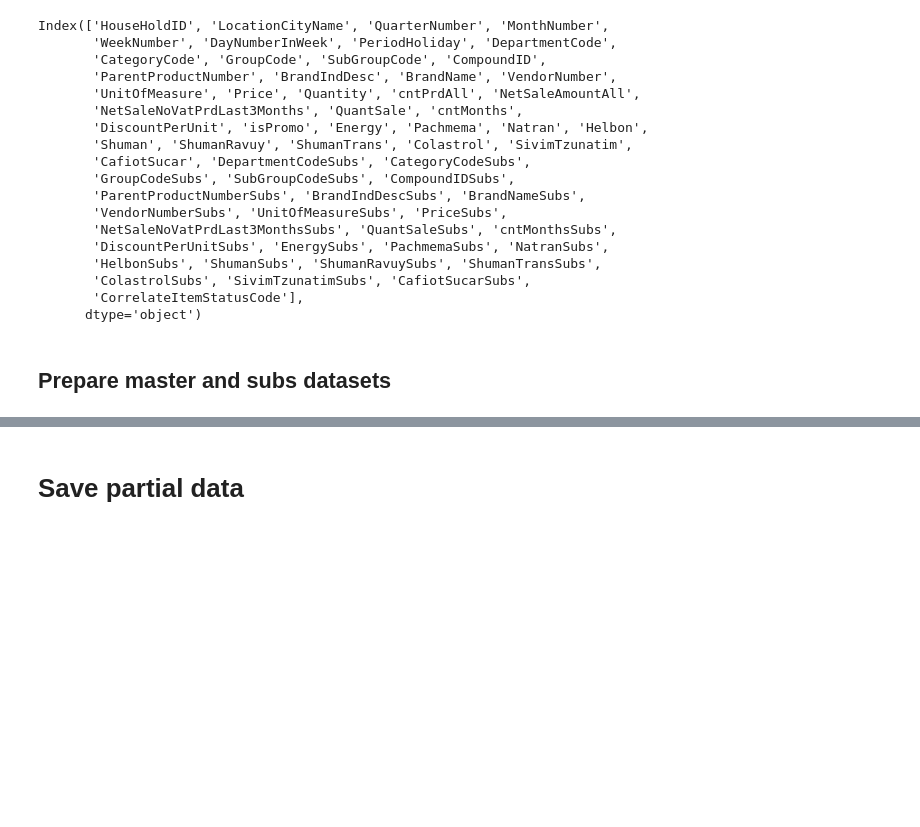
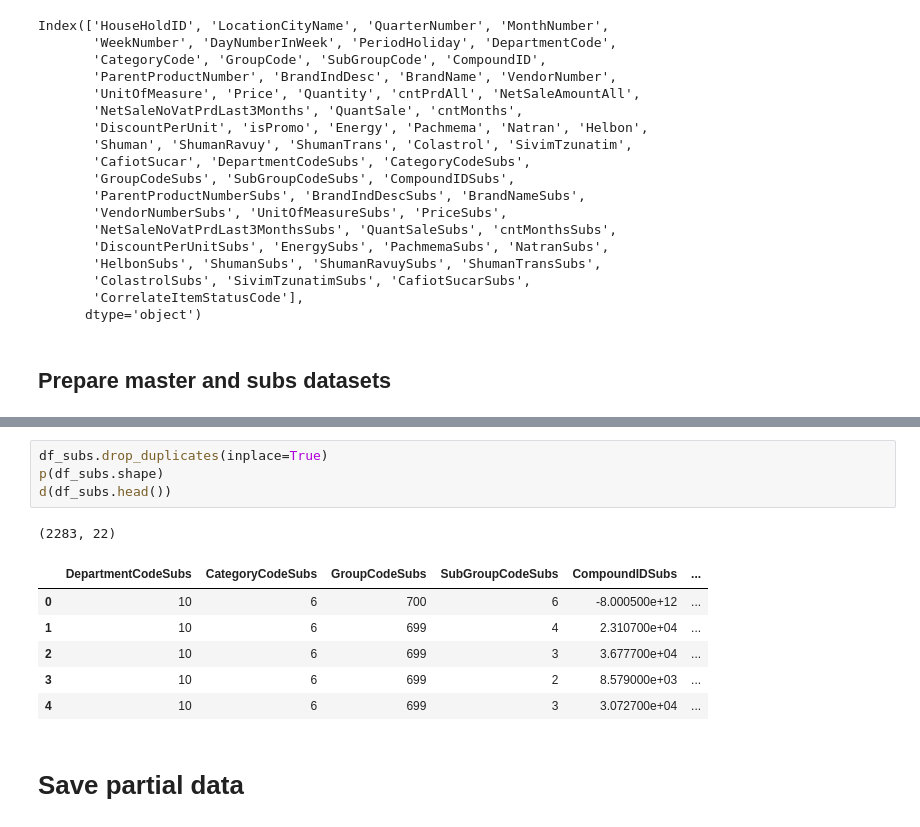
Before and after one commit to DanielKorenDataScience/ClassificationProject, a Jupyter notebook: Shufersal_predict.ipynb, the cells around one changed output, grey strips where cells are left out. Saved outputs shown, nothing was run; the diff lists cells and outputs as text; blank space fills up the shorter version.

```diff
--- a/Shufersal_predict.ipynb
+++ b/Shufersal_predict.ipynb
@@ -201,3 +246,15 @@ p(df_no_promo.shape)
+# %%
+df_subs.drop_duplicates(inplace=True)
+p(df_subs.shape)
+d(df_subs.head())
+# %% [output]
+(2283, 22)
+|  | DepartmentCodeSubs | CategoryCodeSubs | GroupCodeSubs | SubGroupCodeSubs | CompoundIDSubs | ... |
+| 0 | 10 | 6 | 700 | 6 | -8.000500e+12 | ... |
+| 1 | 10 | 6 | 699 | 4 | 2.310700e+04 | ... |
+| 2 | 10 | 6 | 699 | 3 | 3.677700e+04 | ... |
+| 3 | 10 | 6 | 699 | 2 | 8.579000e+03 | ... |
+| 4 | 10 | 6 | 699 | 3 | 3.072700e+04 | ... |
 # %% [markdown]
 # Save partial data
 # %%
```
Also changed, not shown: parts of 5 cells of this notebook.
